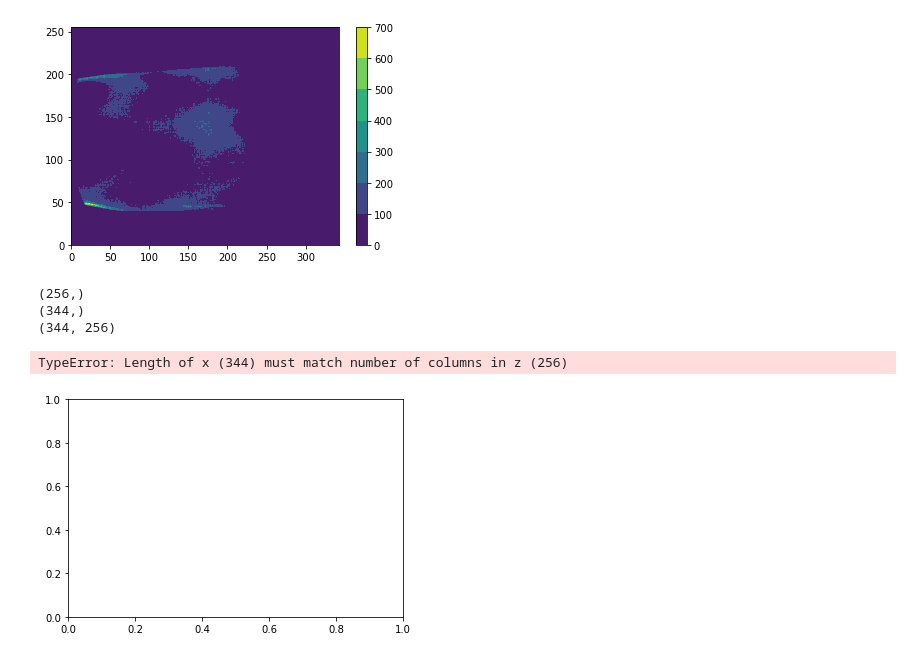
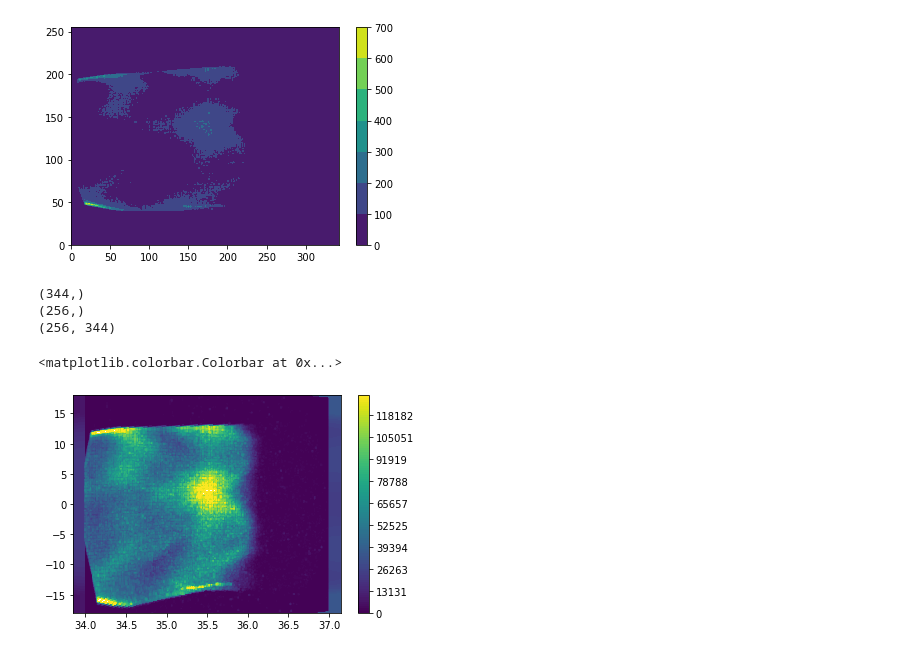
Before and after one commit to OpenCOMPES/specsanalyzer, a Jupyter notebook: tutorial/convert_file_tests.ipynb, the cells around one changed output. Saved outputs shown, nothing was run; the diff lists cells and outputs as text; code cells hidden in the pictures.

```diff
--- a/tutorial/convert_file_tests.ipynb
+++ b/tutorial/convert_file_tests.ipynb
@@ -181,47 +179,9 @@ plt.plot(e_correction)
-# %%
-
-from scipy.interpolate import RegularGridInterpolator
-
-def physical_unit_data(raw_data,
-                       ek_axis,
-                       angle_axis,
-                       angular_correction_matrix,
-                       e_correction,
-                       jacobian_determinant):
-
-    # create 2d matrix with the
-    # ek coordinates
-    e_correction_expand=np.ones(angular_correction_matrix.shape)*e_correction
-
-    # Create a list of e and angle coordinates where to
-    # evaluate the interpolating
-    # function
-
-    coords=(angular_correction_matrix.flatten(),e_correction_expand.flatten())
-    #these coords seems to be pixels..
-
-    x_bins=np.arange(0,raw_data.shape[0],1)
-    y_bins=np.linspace(0,raw_data.shape[1],1)
-
-    #create interpolation function
-    my_interpolating_function = RegularGridInterpolator((x_bins,y_bins
-                                                         ),
-                                                        raw_data,
-                                                        method='nearest',
-                                                        bounds_error=False,
-                                                        fill_value=33)
-    corrected_data=np.reshape(my_interpolating_function(coords),
-                              angular_correction_matrix.shape)
-
-    return corrected_data
 # %%
 print(ek_axis.shape)
 print(angle_axis.shape)
 print(raw_data.shape)
 
 corrected_data=physical_unit_data(raw_data,
-                       ek_axis,
-                       angle_axis,
                        angular_correction_matrix,
                        e_correction,
                        jacobian_determinant)
@@ -245,13 +204,15 @@ plt.colorbar()
 # %%
 print(ek_axis.shape)
 print(angle_axis.shape)
 print(corrected_data.shape)
-colorlevels=np.linspace(0,100,100)
-h = plt.contourf(angle_axis,ek_axis,corrected_data,levels=colorlevels)
+colorlevels=np.linspace(0,130000,100)
+h = plt.contourf(ek_axis,angle_axis,corrected_data,levels=colorlevels)
 plt.colorbar()
+#plt.xlim(34,37)
+#plt.ylim(-15,15)
 # %% [output]
+(344,)
 (256,)
-(344,)
-(344, 256)
+(256, 344)
-TypeError: Length of x (344) must match number of columns in z (256)
+<matplotlib.colorbar.Colorbar at 0x...>
-[figure, old version]
+[figure, new version]
```
Also changed, not shown: parts of 15 cells of this notebook, 1 other file.
